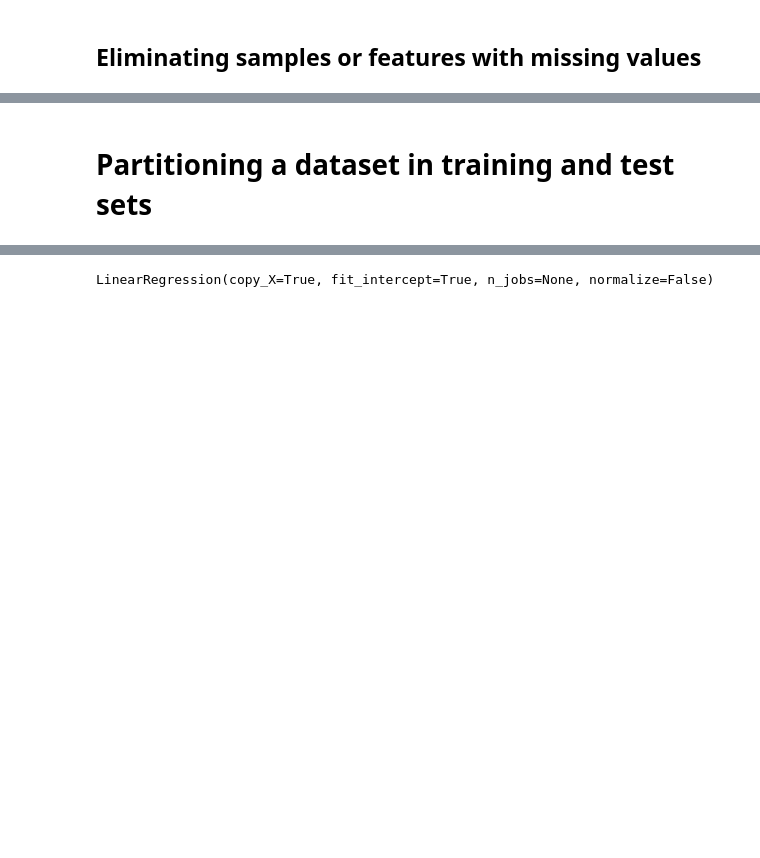
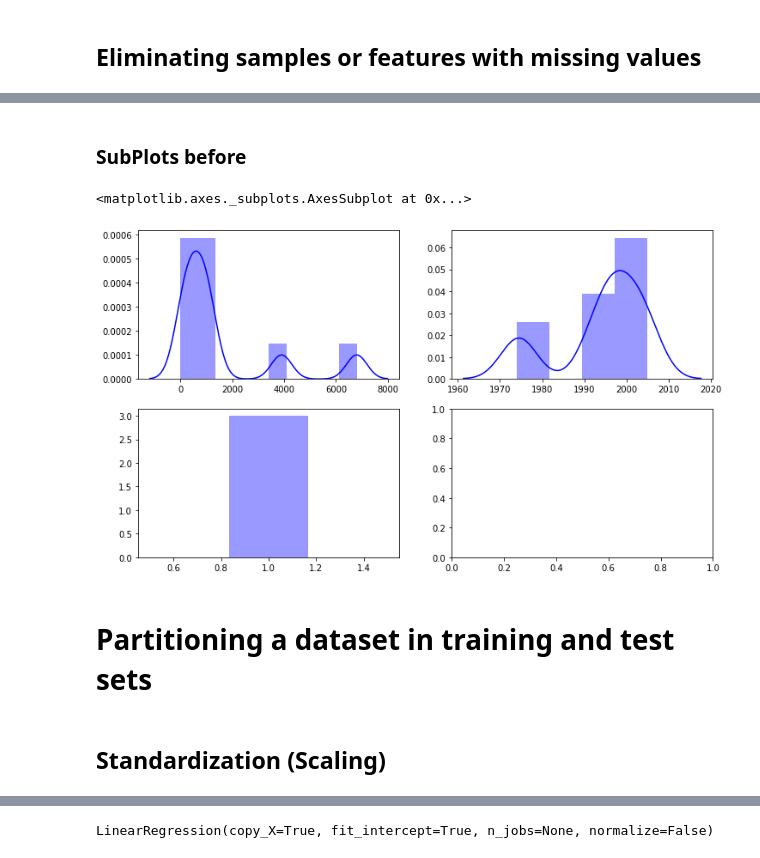
Before and after one commit to EnisSah/data_preprocessing_homework_used_cars_in_Germany, a Jupyter notebook: data_preprocessing_homework_used_cars_in_Germany.ipynb, the cells around one changed output, grey strips where cells are left out. Drawn from its saved outputs; the diff is of its cells as text; code cells hidden in the pictures; blank space fills up the shorter version.

```diff
--- a/data_preprocessing_homework_used_cars_in_Germany.ipynb
+++ b/data_preprocessing_homework_used_cars_in_Germany.ipynb
@@ -54,3 +97,28 @@ df.head(5)
+# %% [markdown]
+### SubPlots before
+# %%
+
+# Set up the matplotlib figure
+fig, axes = plt.subplots(2, 2, figsize=(12, 7))
+
+a = df['price'].values
+b = df['yearOfRegistration'].values
+c = df['powerPS'].values
+
+
+# plot 1
+
+sns.distplot(a, color = 'blue', ax=axes[0,0])
+axes[0,0].set_title = 'Total Bill'
+
+# plot 2
+sns.distplot(b, color = 'blue', ax=axes[0,1])
+
+# plot 3
+sns.distplot(c, color = 'blue', ax=axes[1,0])
+# %% [output]
+<matplotlib.axes._subplots.AxesSubplot at 0x...>
+[figure, added]
 # %% [markdown]
 # Partitioning a dataset in training and test sets
 # %%
@@ -63,3 +129,5 @@ from sklearn.model_selection import train_test_split
 
 X = df[features]
 y = df[target]
+# %% [markdown]
+## Standardization (Scaling)
```
Also changed, not shown: parts of 13 cells of this notebook.
